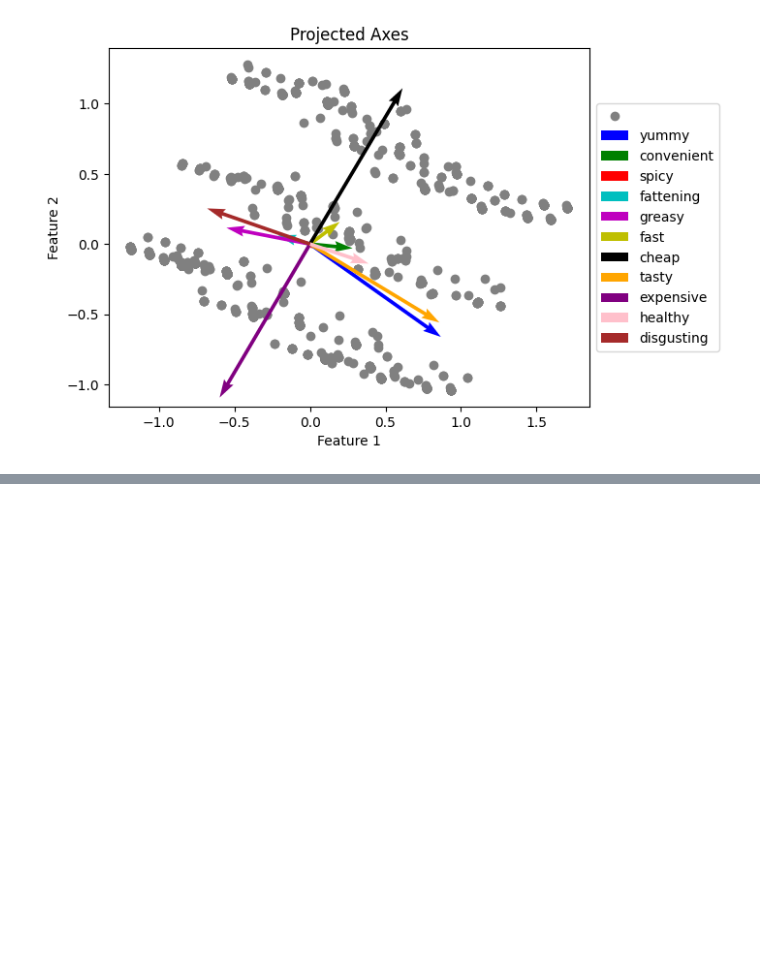
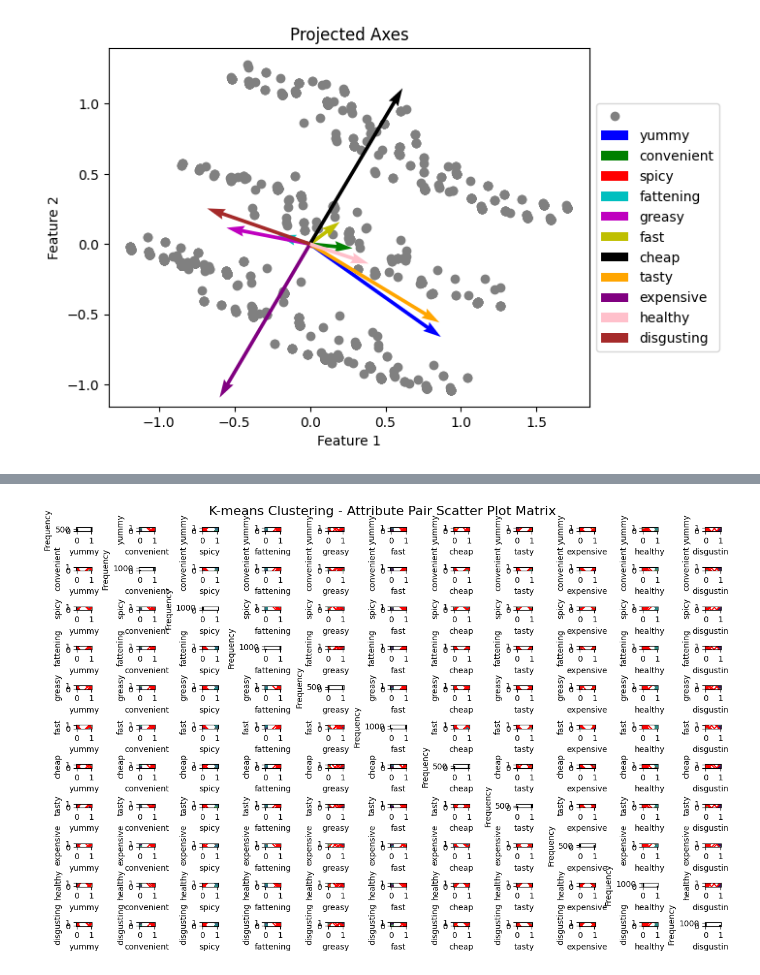
Before and after one commit to Hemant-Dua/Fast-Food-Case-Study, a Jupyter notebook: main.ipynb, the cells around one changed output, grey strips where cells are left out. Cells and saved outputs as stored; diff of their text form; code cells hidden in the pictures; blank space fills up the shorter version.

```diff
--- a/main.ipynb
+++ b/main.ipynb
@@ -172,0 +149,11 @@ plt.show()
+# %%
+#Applying Kmeans on the dataset of df
+data = df[["yummy","convenient","spicy","fattening","greasy","fast","cheap","tasty","expensive","healthy","disgusting"]]
+#Step1: Create an instance of KMeans class with n_clusters=
+km = KMeans(n_clusters=5, random_state=0).fit(data)
+#Step2: Get the cluster labels for all samples
+labels = km.labels_
+#Step3: Get the coordinates of cluster centers
+centroids = km.cluster_centers_
+print("Cluster Labels:", labels)
+print("Cluster Centers:\n", centroids)
@@ -172,0 +178,22 @@ plt.show()
+# %%
+# Plotting the scatter plot matrix
+plt.figure(figsize=(12, 8))
+plt.suptitle('K-means Clustering - Attribute Pair Scatter Plot Matrix', fontsize=16)
+
+for i in range(data.shape[1]):
+    for j in range(data.shape[1]):
+        plt.subplot(data.shape[1], data.shape[1], i * data.shape[1] + j + 1)
+        if i == j:
+            plt.hist(data.iloc[:, i], bins=20, color='lightblue', edgecolor='black')
+            plt.xlabel(data.columns[i])
+            plt.ylabel('Frequency')
+        else:
+            plt.scatter(data.iloc[:, j], data.iloc[:, i], c=labels, cmap='viridis', s=30, alpha=0.5)
+            plt.scatter(centroids[:, j], centroids[:, i], marker='x', s=100, c='red')
+            plt.xlabel(data.columns[j])
+            plt.ylabel(data.columns[i])
+
+plt.tight_layout()
+plt.show()
+# %% [output]
+[figure, added]
```
Also changed, not shown: parts of 9 cells of this notebook.
